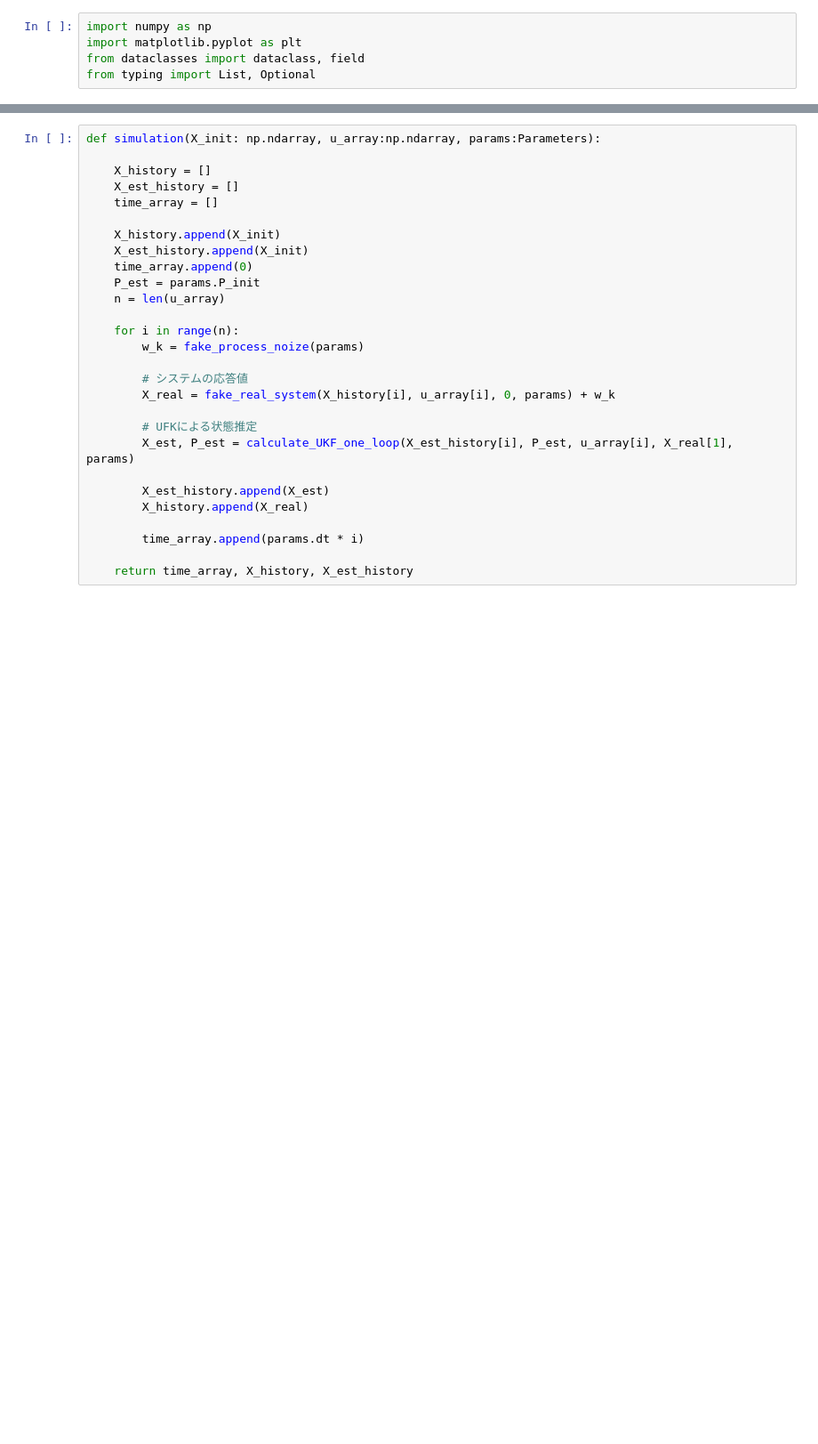
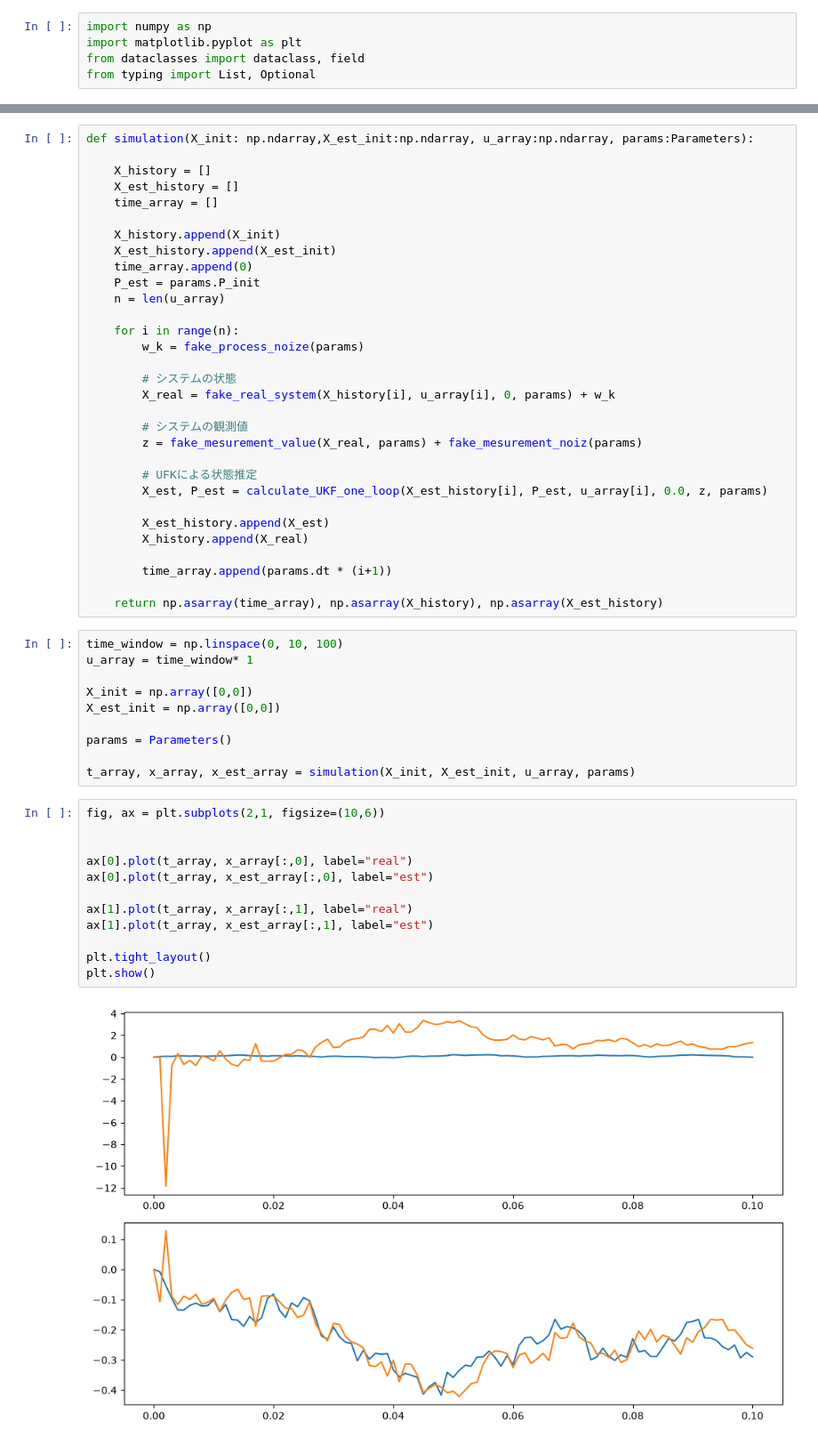
Before and after one commit to hideto008/learning_estimation_method, a Jupyter notebook: Notes/Estimate_State_using_UKF.ipynb, the cells around one changed output, grey strips where cells are left out. Shown at 89% size. Saved outputs shown, nothing was run; the diff lists cells and outputs as text; blank space fills up the shorter version.

Commit message:
did simulation

```diff
--- a/Notes/Estimate_State_using_UKF.ipynb
+++ b/Notes/Estimate_State_using_UKF.ipynb
@@ -345,13 +346,13 @@ def calculate_UKF_one_loop(hat_x:np.ndarray, P:np.ndarray, u:float, z:float, par
     return x_est, P_est
 # %%
-def simulation(X_init: np.ndarray, u_array:np.ndarray, params:Parameters):
+def simulation(X_init: np.ndarray,X_est_init:np.ndarray, u_array:np.ndarray, params:Parameters):
 
     X_history = []
     X_est_history = []
     time_array = []
 
     X_history.append(X_init)
-    X_est_history.append(X_init)
+    X_est_history.append(X_est_init)
     time_array.append(0)
     P_est = params.P_init
     n = len(u_array)
@@ -359,15 +360,42 @@ def simulation(X_init: np.ndarray, u_array:np.ndarray, params:Parameters):
     for i in range(n):
         w_k = fake_process_noize(params)
 
-        # システムの応答値
+        # システムの状態
         X_real = fake_real_system(X_history[i], u_array[i], 0, params) + w_k
 
+        # システムの観測値
+        z = fake_mesurement_value(X_real, params) + fake_mesurement_noiz(params)
+
         # UFKによる状態推定
-        X_est, P_est = calculate_UKF_one_loop(X_est_history[i], P_est, u_array[i], X_real[1], params)
+        X_est, P_est = calculate_UKF_one_loop(X_est_history[i], P_est, u_array[i], 0.0, z, params)
 
         X_est_history.append(X_est)
         X_history.append(X_real)
 
-        time_array.append(params.dt * i)
+        time_array.append(params.dt * (i+1))
 
-    return time_array, X_history, X_est_history
+    return np.asarray(time_array), np.asarray(X_history), np.asarray(X_est_history)
+# %%
+time_window = np.linspace(0, 10, 100)
+u_array = time_window* 1
+
+X_init = np.array([0,0])
+X_est_init = np.array([0,0])
+
+params = Parameters()
+
+t_array, x_array, x_est_array = simulation(X_init, X_est_init, u_array, params)
+# %%
+fig, ax = plt.subplots(2,1, figsize=(10,6))
+
+
+ax[0].plot(t_array, x_array[:,0], label="real")
+ax[0].plot(t_array, x_est_array[:,0], label="est")
+
+ax[1].plot(t_array, x_array[:,1], label="real")
+ax[1].plot(t_array, x_est_array[:,1], label="est")
+
+plt.tight_layout()
+plt.show()
+# %% [output]
+[figure, added]
```
Also changed, not shown: parts of 3 cells of this notebook.
